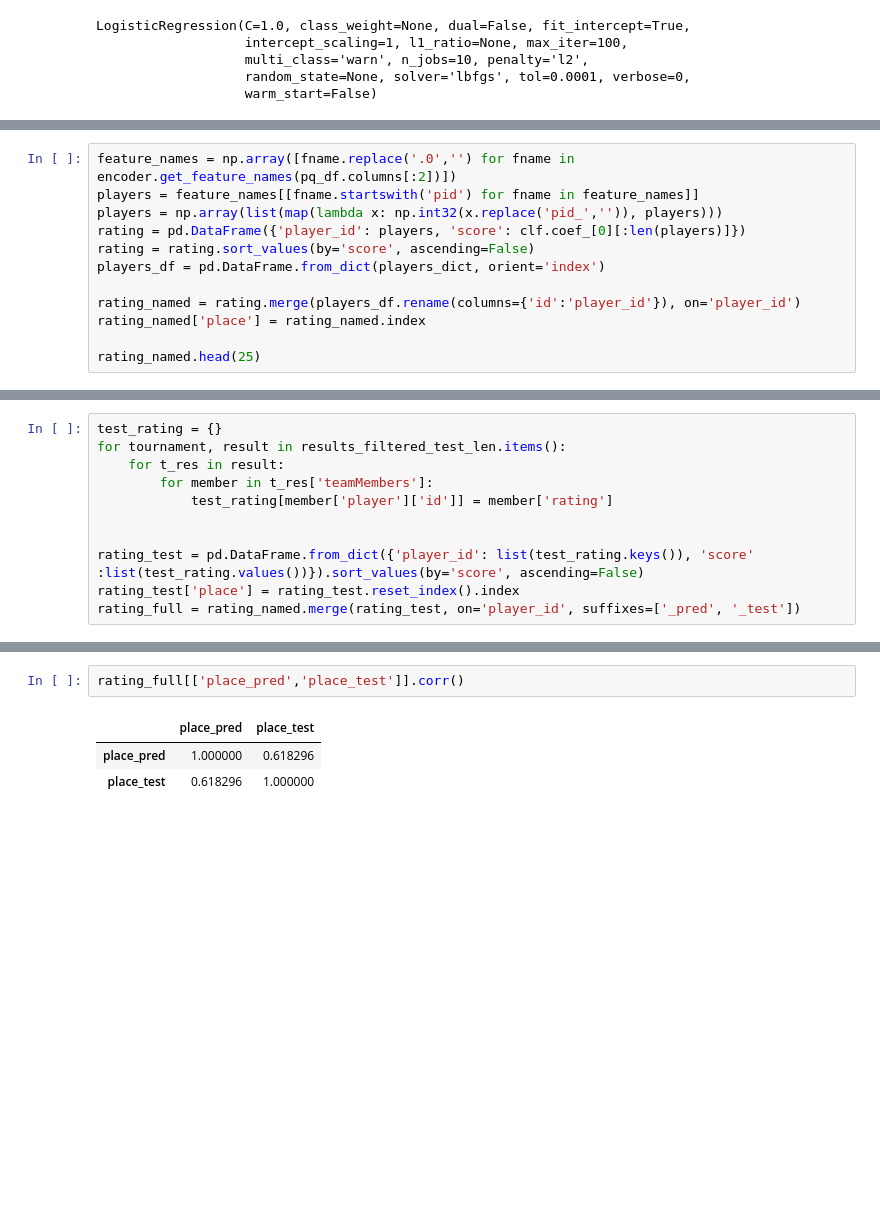
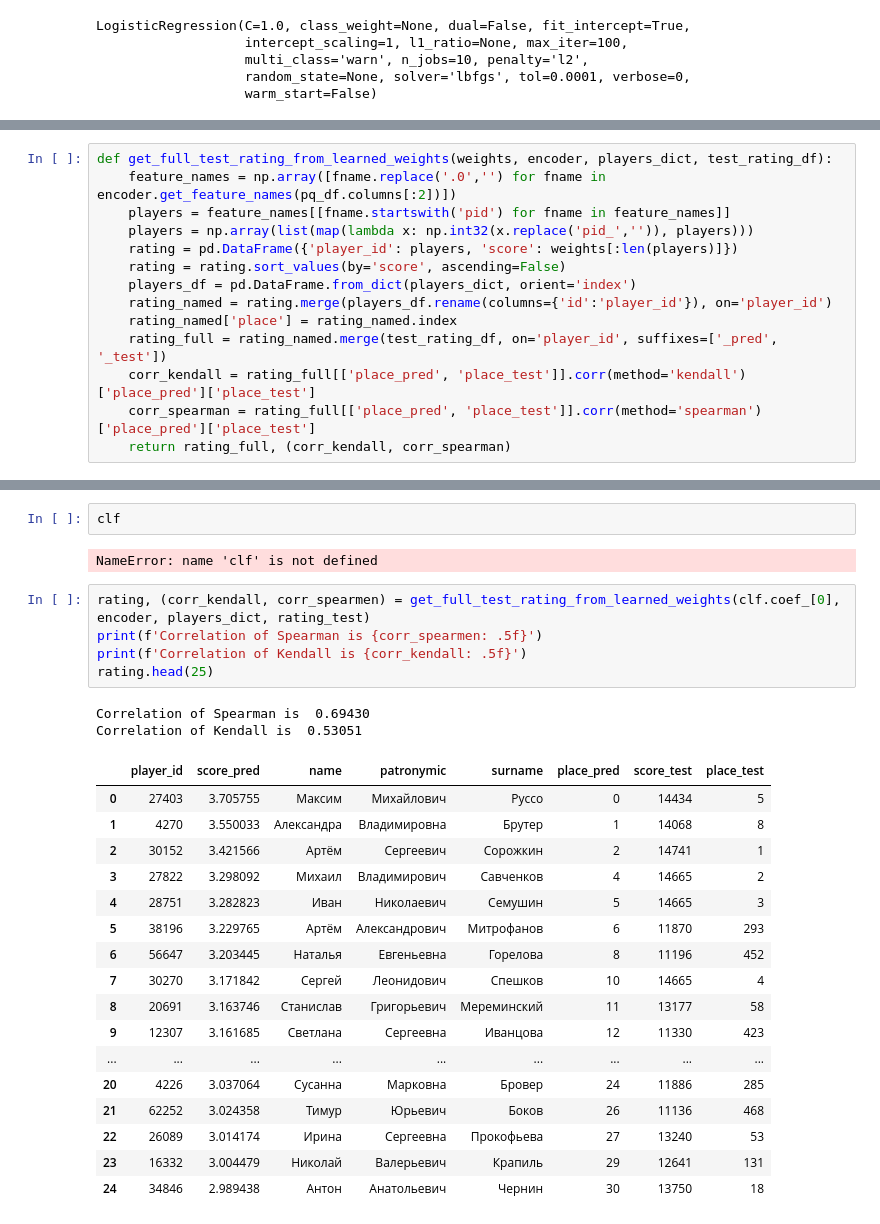
Before and after one commit to tazizov/some_ml_notebooks, a Jupyter notebook: hw2/first.ipynb, the cells around one changed output, grey strips where cells are left out. Saved outputs shown, nothing was run; the diff lists cells and outputs as text; blank space fills up the shorter version.

```diff
--- a/hw2/first.ipynb
+++ b/hw2/first.ipynb
@@ -117,12 +128,14 @@ LogisticRegression(C=1.0, class_weight=None, dual=False, fit_intercept=True,
 # %%
-feature_names = np.array([fname.replace('.0','') for fname in encoder.get_feature_names(pq_df.columns[:2])])
-players = feature_names[[fname.startswith('pid') for fname in feature_names]]
-players = np.array(list(map(lambda x: np.int32(x.replace('pid_','')), players)))
-rating = pd.DataFrame({'player_id': players, 'score': clf.coef_[0][:len(players)]})
-rating = rating.sort_values(by='score', ascending=False)
-players_df = pd.DataFrame.from_dict(players_dict, orient='index')
-
-rating_named = rating.merge(players_df.rename(columns={'id':'player_id'}), on='player_id')
-rating_named['place'] = rating_named.index
-
-rating_named.head(25)
+def get_full_test_rating_from_learned_weights(weights, encoder, players_dict, test_rating_df):
+    feature_names = np.array([fname.replace('.0','') for fname in encoder.get_feature_names(pq_df.columns[:2])])
+    players = feature_names[[fname.startswith('pid') for fname in feature_names]]
+    players = np.array(list(map(lambda x: np.int32(x.replace('pid_','')), players)))
+    rating = pd.DataFrame({'player_id': players, 'score': weights[:len(players)]})
+    rating = rating.sort_values(by='score', ascending=False)
+    players_df = pd.DataFrame.from_dict(players_dict, orient='index')
+    rating_named = rating.merge(players_df.rename(columns={'id':'player_id'}), on='player_id')
+    rating_named['place'] = rating_named.index
+    rating_full = rating_named.merge(test_rating_df, on='player_id', suffixes=['_pred', '_test'])
+    corr_kendall = rating_full[['place_pred', 'place_test']].corr(method='kendall')['place_pred']['place_test']
+    corr_spearman = rating_full[['place_pred', 'place_test']].corr(method='spearman')['place_pred']['place_test']
+    return rating_full, (corr_kendall, corr_spearman)
@@ -147,11 +141,0 @@ rating_named.head(25)
-# %%
-test_rating = {}
-for tournament, result in results_filtered_test_len.items():
-    for t_res in result:
-        for member in t_res['teamMembers']:
-            test_rating[member['player']['id']] = member['rating']
-
-
-rating_test = pd.DataFrame.from_dict({'player_id': list(test_rating.keys()), 'score' :list(test_rating.values())}).sort_values(by='score', ascending=False)
-rating_test['place'] = rating_test.reset_index().index
-rating_full = rating_named.merge(rating_test, on='player_id', suffixes=['_pred', '_test'])
@@ -178,6 +142,29 @@ rating_full.head(25)
-# %%
-rating_full[['place_pred','place_test']].corr()
-# %% [output]
-|  | place_pred | place_test |
-| place_pred | 1.000000 | 0.618296 |
-| place_test | 0.618296 | 1.000000 |
+# %%
+clf
+# %% [output]
+NameError: name 'clf' is not defined
+# %%
+rating, (corr_kendall, corr_spearmen) = get_full_test_rating_from_learned_weights(clf.coef_[0], encoder, players_dict, rating_test)
+print(f'Correlation of Spearman is {corr_spearmen: .5f}')
+print(f'Correlation of Kendall is {corr_kendall: .5f}')
+rating.head(25)
+# %% [output]
+Correlation of Spearman is  0.69430
+Correlation of Kendall is  0.53051
+|  | player_id | score_pred | name | patronymic | surname | place_pred | score_test | place_test |
+| 0 | 27403 | 3.705755 | Максим | Михайлович | Руссо | 0 | 14434 | 5 |
+| 1 | 4270 | 3.550033 | Александра | Владимировна | Брутер | 1 | 14068 | 8 |
+| 2 | 30152 | 3.421566 | Артём | Сергеевич | Сорожкин | 2 | 14741 | 1 |
+| 3 | 27822 | 3.298092 | Михаил | Владимирович | Савченков | 4 | 14665 | 2 |
+| 4 | 28751 | 3.282823 | Иван | Николаевич | Семушин | 5 | 14665 | 3 |
+| 5 | 38196 | 3.229765 | Артём | Александрович | Митрофанов | 6 | 11870 | 293 |
+| 6 | 56647 | 3.203445 | Наталья | Евгеньевна | Горелова | 8 | 11196 | 452 |
+| 7 | 30270 | 3.171842 | Сергей | Леонидович | Спешков | 10 | 14665 | 4 |
+| 8 | 20691 | 3.163746 | Станислав | Григорьевич | Мереминский | 11 | 13177 | 58 |
+| 9 | 12307 | 3.161685 | Светлана | Сергеевна | Иванцова | 12 | 11330 | 423 |
+| ... | ... | ... | ... | ... | ... | ... | ... | ... |
+| 20 | 4226 | 3.037064 | Сусанна | Марковна | Бровер | 24 | 11886 | 285 |
+| 21 | 62252 | 3.024358 | Тимур | Юрьевич | Боков | 26 | 11136 | 468 |
+| 22 | 26089 | 3.014174 | Ирина | Сергеевна | Прокофьева | 27 | 13240 | 53 |
+| 23 | 16332 | 3.004479 | Николай | Валерьевич | Крапиль | 29 | 12641 | 131 |
+| 24 | 34846 | 2.989438 | Антон | Анатольевич | Чернин | 30 | 13750 | 18 |
```
Also changed, not shown: parts of 28 cells of this notebook.
